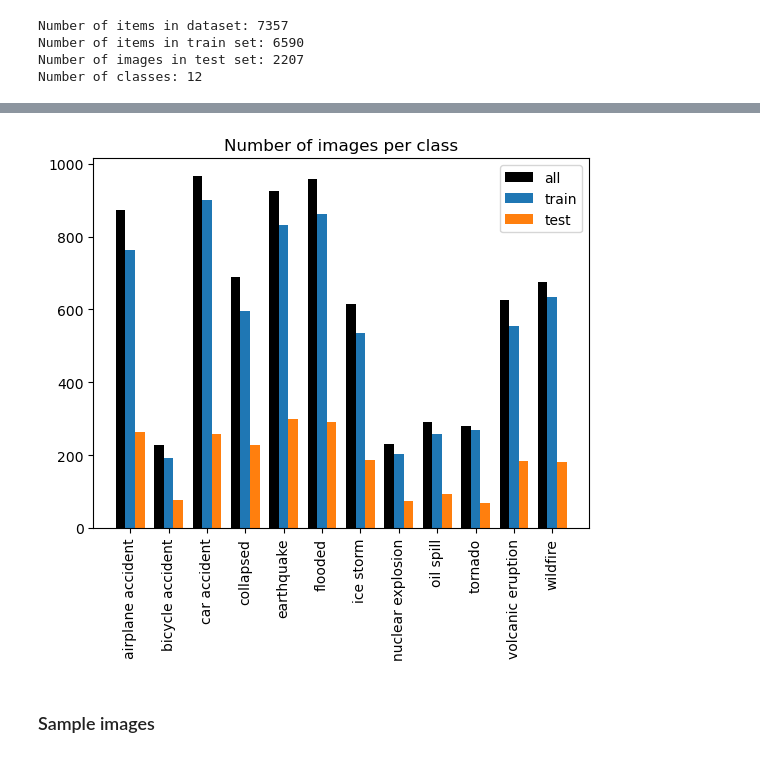
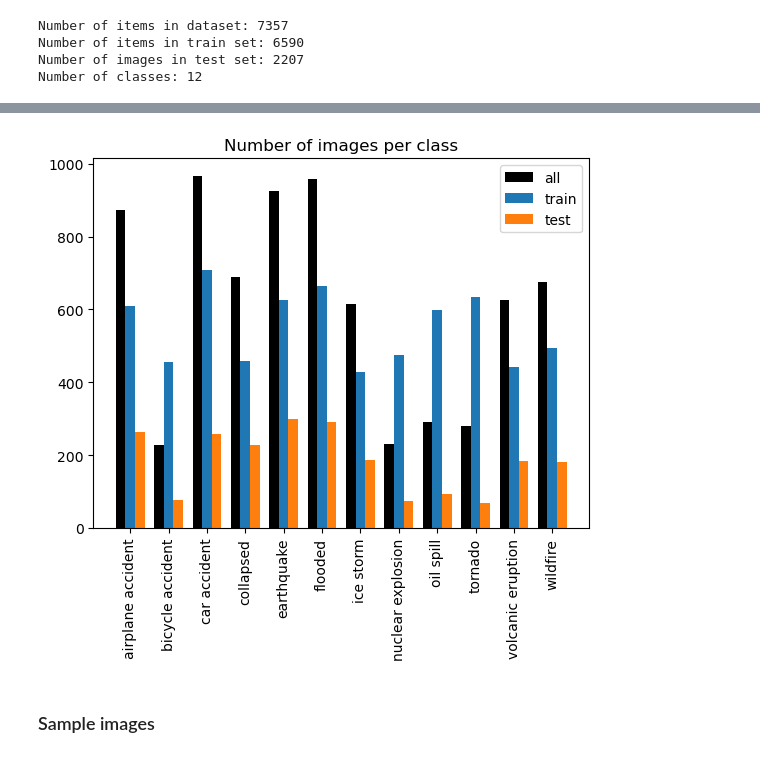
Before and after one commit to gilians/2022-1B-DS-CIRI-Project, a Jupyter notebook: CIRI data preparation.ipynb, the cells around one changed output, grey strips where cells are left out. Drawn from its saved outputs; the diff is of its cells as text; code cells hidden in the pictures.

```diff
--- a/CIRI data preparation.ipynb
+++ b/CIRI data preparation.ipynb
@@ -74,7 +73,7 @@ Next, we split the data into a train and test set.
 # %%
 # Use a seed to ensure we can get the same exact split later for augmentation
 data_train, data_test = torch.utils.data.random_split(data, [0.7, 0.3],
-                                                      generator=split_gen)
+                                                      generator=torch.Generator().manual_seed(42))
 
 targets_train = [target for (_, target) in data_train]
 targets_test = [target for (_, target) in data_test]
@@ -168,13 +167,13 @@ data_aug2 = torchvision.datasets.ImageFolder(
 data_train_aug1, _ = torch.utils.data.random_split(
     data_aug1,
     [0.7, 0.3],
-    generator=split_gen
+    generator=torch.Generator().manual_seed(42)
 )
 
 data_train_aug2, _ = torch.utils.data.random_split(
     data_aug2,
     [0.7, 0.3],
-    generator=split_gen
+    generator=torch.Generator().manual_seed(42)
 )
 # %%
 # Define two functions, one for each augmentation
@@ -198,12 +197,11 @@ def AugmentHorizontalFlip(underrep_classes, targets, data):
         ])
 
         # Apply the transform to each underrepresented class image
-        for i, image_index in enumerate(sampled_image_indices):
+        for image_index in sampled_image_indices:
             horizontalFlip_transform(data[image_index][0])
 
     # Return only a subset of the data to prevent duplicates that were not augmented
-    data_train_aug1 = torch.utils.data.Subset(data, np.concatenate(relevant_image_index_list))
-    return data_train_aug1
+    return torch.utils.data.Subset(data, np.concatenate(relevant_image_index_list))
 
 
 def AugmentRotation(underrep_classes, targets, data):
@@ -226,12 +224,11 @@ def AugmentRotation(underrep_classes, targets, data):
         ])
 
         # Apply the transform to each underrepresented class image
-        for i, image_index in enumerate(sampled_image_indices):
+        for image_index in sampled_image_indices:
             rotation_transform(data[image_index][0])
 
     # Return only a subset of the data to prevent duplicates that were not augmented
-    data_train_aug2 = torch.utils.data.Subset(data, np.concatenate(relevant_image_index_list))
-    return data_train_aug2
+    return torch.utils.data.Subset(data, np.concatenate(relevant_image_index_list))
 # %%
 # Define what classes need augmenting
 underrep_classes = [1, 7, 8, 9]
@@ -242,7 +239,7 @@ data_train_aug2 = AugmentRotation(underrep_classes, targets_train, data_train_au
 
 # Concatenate the two resulting augmentated datasets to the original set and update the target list
 data_train = torch.utils.data.ConcatDataset([data_train, data_train_aug1, data_train_aug2])
-targets_train_aug = [target for (_, target) in data_train]
+targets_train = [target for (_, target) in data_train]
 # %% [markdown]
 Running the code below shows the result of the augmentation. The original data size is still the same at 7357, but the train set has increased in size without the test set increasing. Further down, the same can be seen in the barplot. It is clearly visible that the previously underrepresented classes are now represented much better, leading to a much more balanced dataset to train the models on.
 # %%
@@ -276,8 +257,8 @@ unique_targets, unique_target_counts = np.unique(
     targets,
     return_counts=True
 )
-unique_targets_train_aug, unique_target_counts_train_aug = np.unique(
-    targets_train_aug,
+unique_targets_train, unique_target_counts_train = np.unique(
+    targets_train,
     return_counts=True
 )
 unique_targets_test, unique_target_counts_test = np.unique(
@@ -286,36 +267,36 @@ unique_targets_test, unique_target_counts_test = np.unique(
 )
 
 # Assert that train and test set both contain the same number of classes, as subsequent code relies on this assumption
-assert len(unique_targets_train_aug) == number_of_classes, "Train set must contain all classes"
+assert len(unique_targets_train) == number_of_classes, "Train set must contain all classes"
 assert len(unique_targets_test) == number_of_classes, "Test set must contain all classes"
 
 # Convoluted way of showing a bar chart with multiple bars, but prevents having to create a dataframe for e.g. Seaborn
 plt.bar(np.arange(number_of_classes) - 0.25,
         unique_target_counts,
         width=0.25,
         label="all",
         color="black")
 plt.bar(np.arange(number_of_classes),
-        unique_target_counts_train_aug,
+        unique_target_counts_train,
         width=0.25,
         # color="none",
         # edgecolor="black",
         # hatch="----",
         label="train")
 plt.bar(np.arange(number_of_classes) + 0.25,
         unique_target_counts_test,
         width=0.25,
         # color="none",
         # edgecolor="black",
         label="test")
 plt.xticks(np.arange(number_of_classes),
            labels=data.classes,
            rotation="vertical")
 plt.legend()
 plt.title("Number of images per class")
 plt.show()
 # %% [output]
-[figure, old version]
+[figure, new version]
 # %% [markdown]
 ### Sample images
 # %% [markdown]
```
Also changed, not shown: parts of 5 cells of this notebook, 1 other file.
